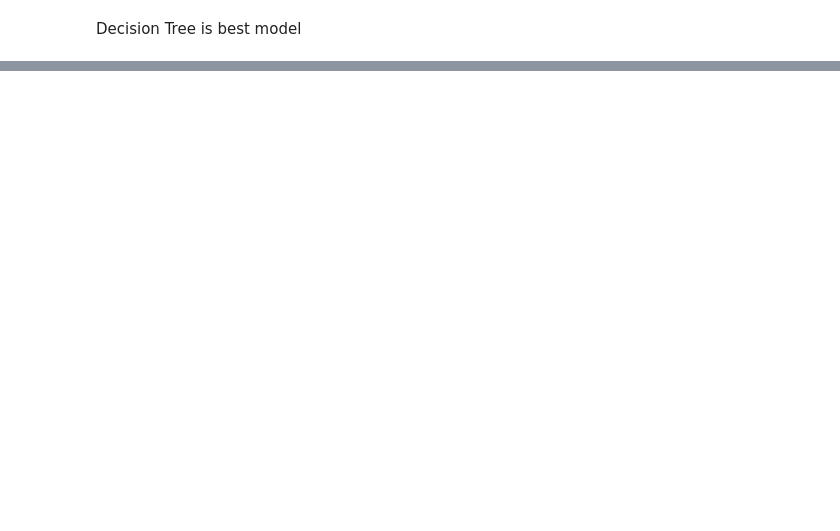
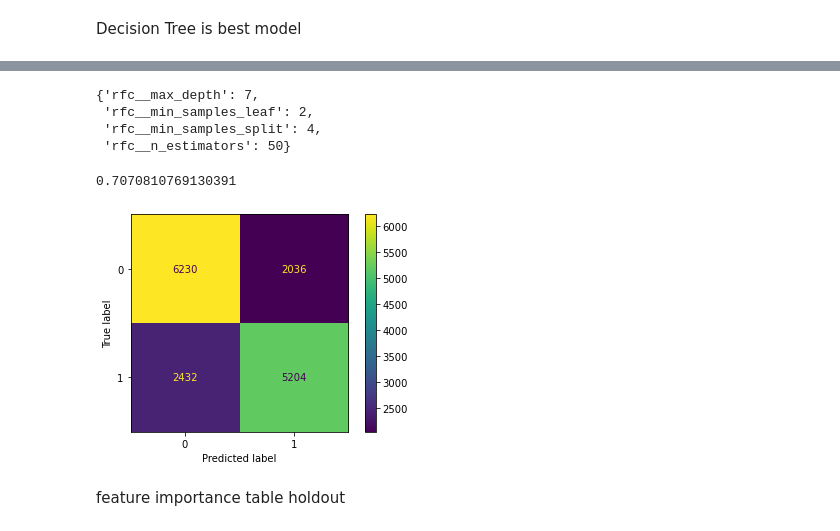
Before and after one commit to elingles1/Vaccine_Project, a Jupyter notebook: eli_notebook1.ipynb, the cells around one changed output, grey strips where cells are left out. Drawn from its saved outputs; the diff is of its cells as text; code cells hidden in the pictures; blank space fills up the shorter version.

```diff
--- a/eli_notebook1.ipynb
+++ b/eli_notebook1.ipynb
@@ -642,0 +639,12 @@ Decision Tree is best model
+# %%
+# create pipeline
+rfe = RFE(estimator=DecisionTreeClassifier(), n_features_to_select=5)
+rfe_pipe = Pipeline([('pp', preprocessor), ('rfe', rfe)])
+rfe_pipe.fit(X_train, y_train)
+# model = DecisionTreeClassifier()
+# pipeline = Pipeline(steps=[('s',rfe),('m',model)])
+# evaluate model
+# cv = RepeatedStratifiedKFold(n_splits=10, n_repeats=3, random_state=1)
+# n_scores = cross_val_score(pipeline, X, y, scoring='accuracy', cv=cv, n_jobs=-1, error_score='raise')
+# report performance
+# print(f'Accuracy: %.3f (%.3f)' % (mean(n_scores), std(n_scores)))
@@ -642,0 +679,9 @@ Decision Tree is best model
+# %%
+# Instantiate and fit a RandomForestClassifier
+
+rfc = Pipeline(steps = [
+    ('preprocessor', preprocessor),
+    ('random', RandomForestClassifier(random_state = 93, max_depth = 5))
+])
+# %%
+rfc.fit(X_train, y_train)
@@ -642,0 +717,16 @@ Decision Tree is best model
+# %%
+ada_RF = Pipeline(steps=[
+    ('preprocessor', preprocessor),
+    ('rfc', RandomForestClassifier())
+])
+param_grid = {
+    'rfc__min_samples_split': [2, 4, 6],
+    'rfc__min_samples_leaf': [1, 2, 3],
+    'rfc__n_estimators': [10, 50, 100],
+    'rfc__max_depth': [2, 5, 7]
+
+}
+# Create our grid search
+gs = GridSearchCV(estimator=ada_RF, param_grid=param_grid, scoring = 'accuracy', cv = 5)
+# Fit our grid search
+gs.fit(X_train, y_train)
@@ -642,0 +751,17 @@ Decision Tree is best model
+# %%
+gs.best_params_
+# %% [output]
+{'rfc__max_depth': 7,
+ 'rfc__min_samples_leaf': 2,
+ 'rfc__min_samples_split': 4,
+ 'rfc__n_estimators': 50}
+# %%
+gs.best_score_
+# %% [output]
+0.7070810769130391
+# %%
+plot_confusion_matrix(gs, X_train, y_train);
+# %% [output]
+[figure, added]
+# %% [markdown]
+feature importance table holdout
```
Also changed, not shown: parts of 29 cells of this notebook.
